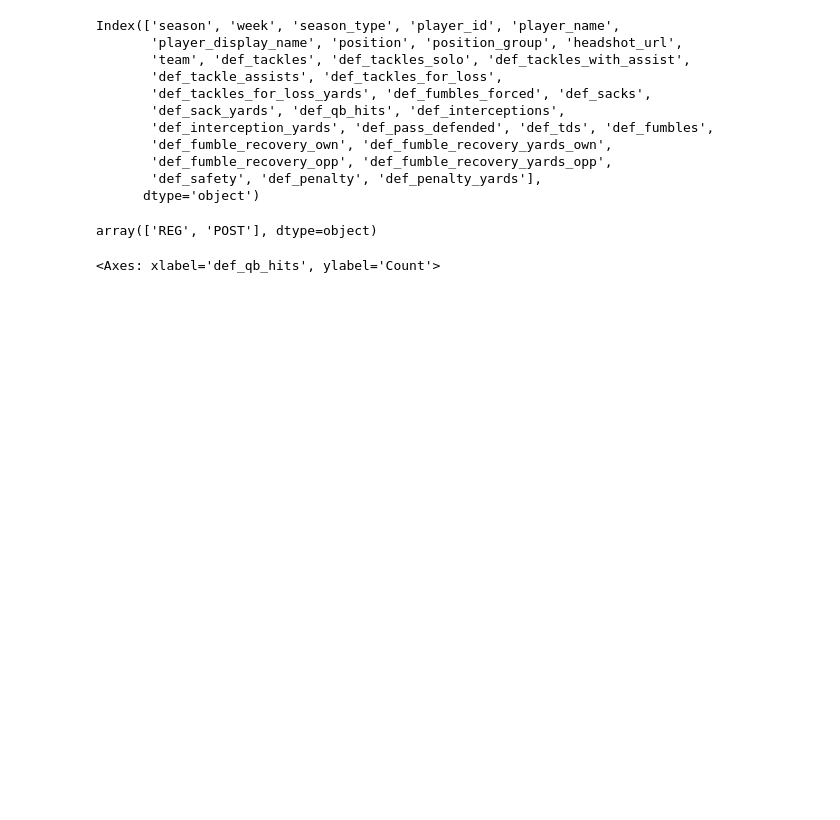
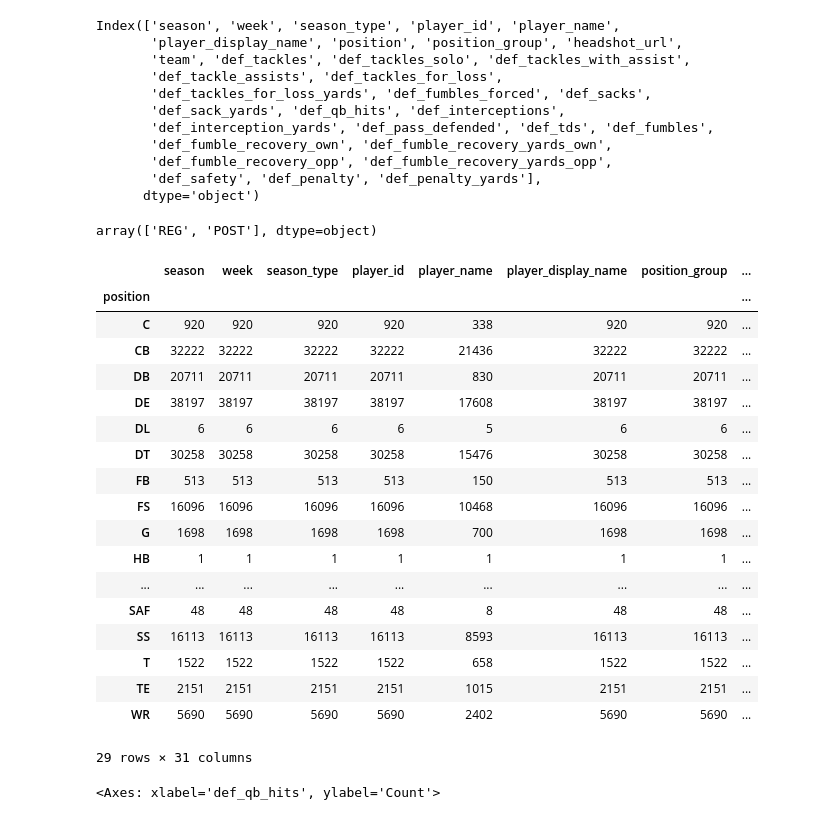
Before and after one commit to joe-harter/nfl-analysis, a Jupyter notebook: nfl_def_player_stats_exploration.ipynb, the cells around one changed output. Drawn from its saved outputs; the diff is of its cells as text; code cells hidden in the pictures; blank space fills up the shorter version.

```diff
--- a/nfl_def_player_stats_exploration.ipynb
+++ b/nfl_def_player_stats_exploration.ipynb
@@ -16,0 +7,3 @@ def_df.head()
+# %%
+def_df = get_def_player_stats(list(range(1999,2025)))
+def_df.head()
@@ -32,6 +50,28 @@ Index(['season', 'week', 'season_type', 'player_id', 'player_name',
 def_df['season_type'].unique() # REGular and POSTseason games
 # %% [output]
 array(['REG', 'POST'], dtype=object)
+# %%
+def_df.groupby('position').count()
+# %% [output]
+|  | season | week | season_type | player_id | player_name | player_display_name | position_group | ... |
+| position |  |  |  |  |  |  |  | ... |
+| C | 920 | 920 | 920 | 920 | 338 | 920 | 920 | ... |
+| CB | 32222 | 32222 | 32222 | 32222 | 21436 | 32222 | 32222 | ... |
+| DB | 20711 | 20711 | 20711 | 20711 | 830 | 20711 | 20711 | ... |
+| DE | 38197 | 38197 | 38197 | 38197 | 17608 | 38197 | 38197 | ... |
+| DL | 6 | 6 | 6 | 6 | 5 | 6 | 6 | ... |
+| DT | 30258 | 30258 | 30258 | 30258 | 15476 | 30258 | 30258 | ... |
+| FB | 513 | 513 | 513 | 513 | 150 | 513 | 513 | ... |
+| FS | 16096 | 16096 | 16096 | 16096 | 10468 | 16096 | 16096 | ... |
+| G | 1698 | 1698 | 1698 | 1698 | 700 | 1698 | 1698 | ... |
+| HB | 1 | 1 | 1 | 1 | 1 | 1 | 1 | ... |
+| ... | ... | ... | ... | ... | ... | ... | ... | ... |
+| SAF | 48 | 48 | 48 | 48 | 8 | 48 | 48 | ... |
+| SS | 16113 | 16113 | 16113 | 16113 | 8593 | 16113 | 16113 | ... |
+| T | 1522 | 1522 | 1522 | 1522 | 658 | 1522 | 1522 | ... |
+| TE | 2151 | 2151 | 2151 | 2151 | 1015 | 2151 | 2151 | ... |
+| WR | 5690 | 5690 | 5690 | 5690 | 2402 | 5690 | 5690 | ... |
+29 rows × 31 columns
 # %%
 import matplotlib.pyplot as plt
 
```
Also changed, not shown: parts of 4 cells of this notebook, 5 other files.
